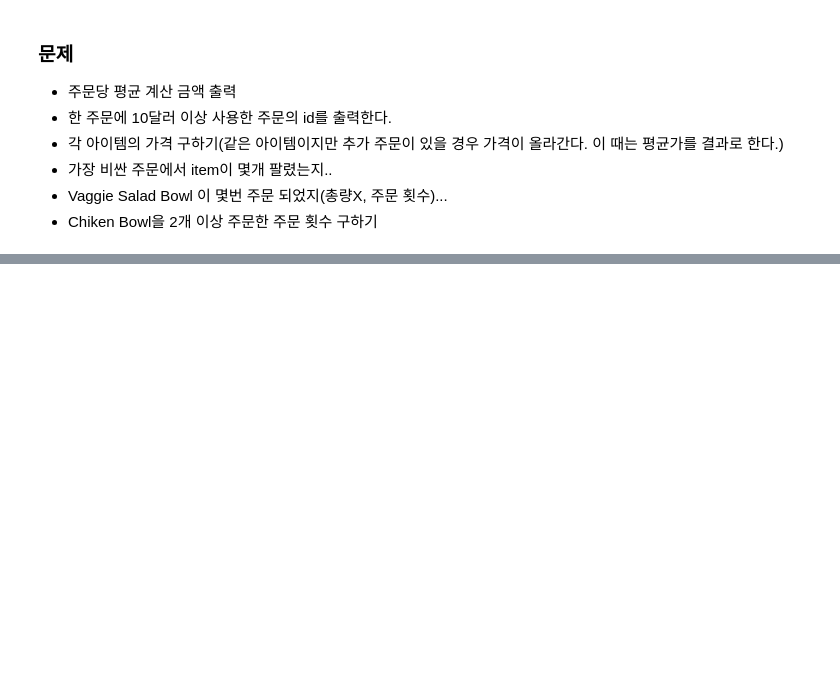
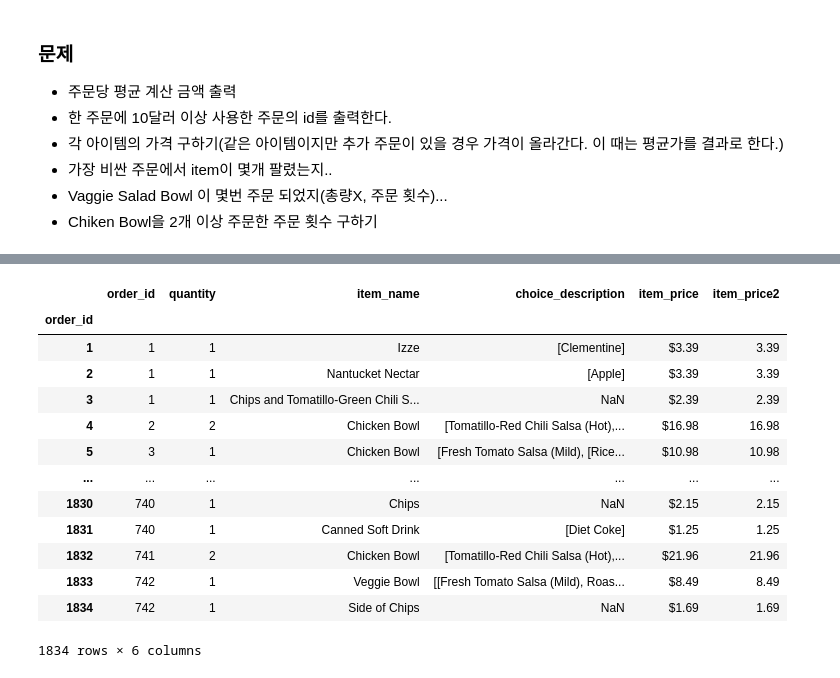
Before and after one commit to amyhyolee/ai-workspace, a Jupyter notebook: 03_데이터분석실습/09_Chipotle 주문 데이터 분석.ipynb, the cells around one changed output, grey strips where cells are left out. Saved outputs shown, nothing was run; the diff lists cells and outputs as text; code cells hidden in the pictures; blank space fills up the shorter version.

```diff
--- a/03_데이터분석실습/09_Chipotle 주문 데이터 분석.ipynb
+++ b/03_데이터분석실습/09_Chipotle 주문 데이터 분석.ipynb
@@ -298,0 +380,5 @@ Name: item_name, Length: 4622, dtype: int64
+# %%
+# 한 주문에 대한 정보가 여러개 있을 수 있으므로 주문 번호를 기준으로
+# 그룹을 묶고 가격 총합을 구한다
+a1 = chipo.groupby('order_id')['item_price2'].sum()
+a1
@@ -298,0 +399,19 @@ Name: item_name, Length: 4622, dtype: int64
+# %%
+# 총 상품 금액이 10보다 큰 것만 가져온다.
+a2 = a1[a1 > 10]
+chipo.loc[a2.index]
+# %% [output]
+|  | order_id | quantity | item_name | choice_description | item_price | item_price2 |
+| order_id |  |  |  |  |  |  |
+| 1 | 1 | 1 | Izze | [Clementine] | $3.39 | 3.39 |
+| 2 | 1 | 1 | Nantucket Nectar | [Apple] | $3.39 | 3.39 |
+| 3 | 1 | 1 | Chips and Tomatillo-Green Chili S... | NaN | $2.39 | 2.39 |
+| 4 | 2 | 2 | Chicken Bowl | [Tomatillo-Red Chili Salsa (Hot),... | $16.98 | 16.98 |
+| 5 | 3 | 1 | Chicken Bowl | [Fresh Tomato Salsa (Mild), [Rice... | $10.98 | 10.98 |
+| ... | ... | ... | ... | ... | ... | ... |
+| 1830 | 740 | 1 | Chips | NaN | $2.15 | 2.15 |
+| 1831 | 740 | 1 | Canned Soft Drink | [Diet Coke] | $1.25 | 1.25 |
+| 1832 | 741 | 2 | Chicken Bowl | [Tomatillo-Red Chili Salsa (Hot),... | $21.96 | 21.96 |
+| 1833 | 742 | 1 | Veggie Bowl | [[Fresh Tomato Salsa (Mild), Roas... | $8.49 | 8.49 |
+| 1834 | 742 | 1 | Side of Chips | NaN | $1.69 | 1.69 |
+1834 rows × 6 columns
```
Also changed, not shown: parts of 28 cells of this notebook, 5 other files.
